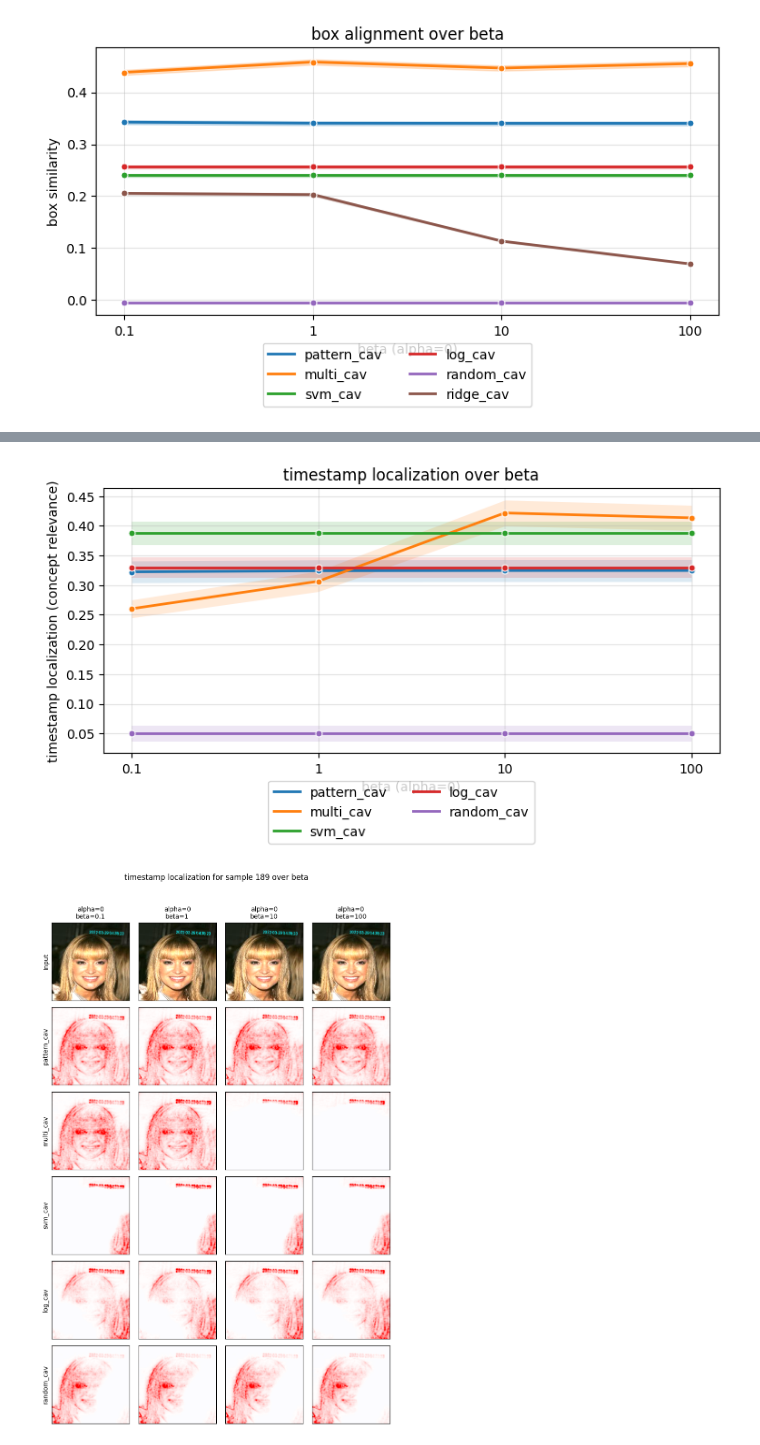
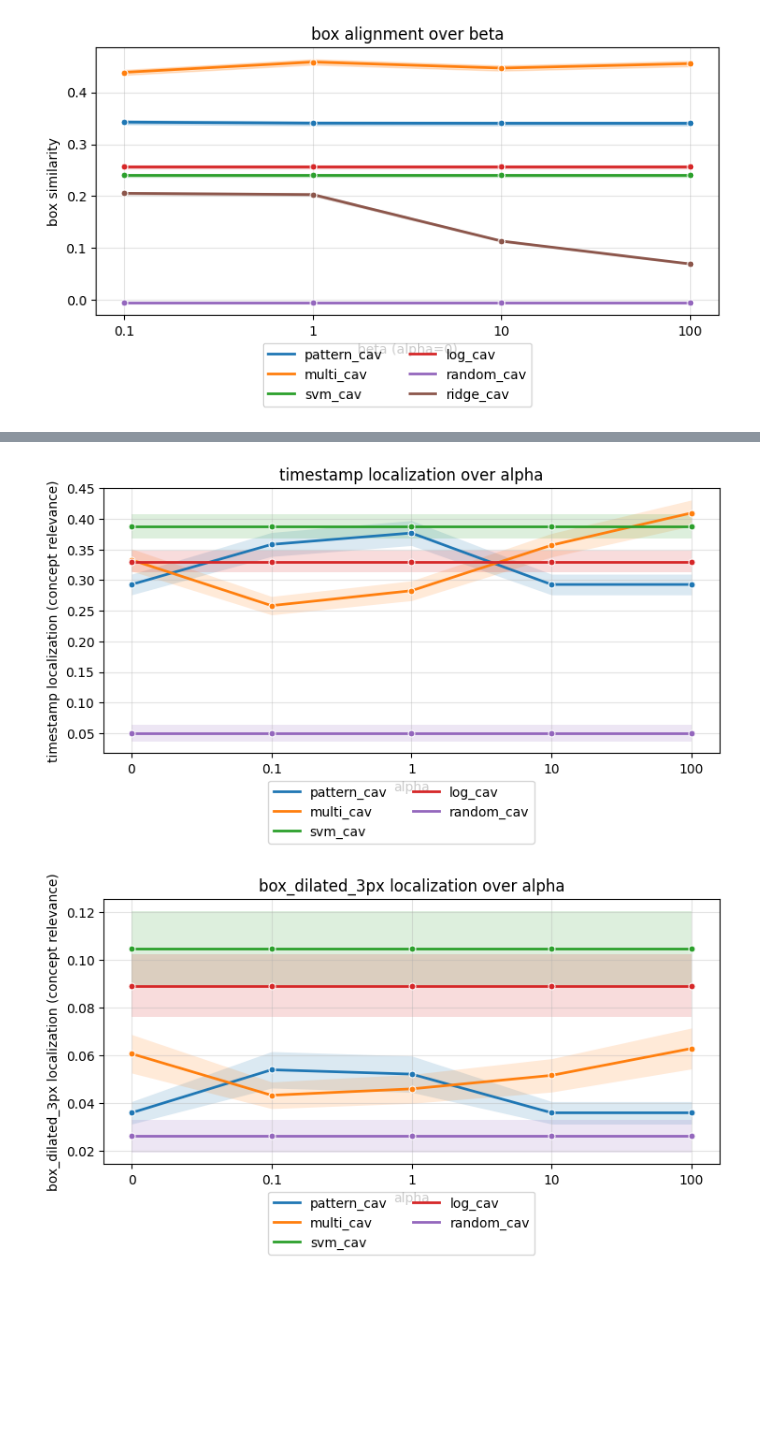
Before and after one commit to erenerogullari/cav-disentanglement, a Jupyter notebook: notebooks/experiment_figures.ipynb, the cells around one changed output, grey strips where cells are left out. Drawn from its saved outputs; the diff is of its cells as text; code cells hidden in the pictures; blank space fills up the shorter version.

```diff
--- a/notebooks/experiment_figures.ipynb
+++ b/notebooks/experiment_figures.ipynb
@@ -1342,27 +1430,58 @@ timestamp_no_box_ids = [80, 189, 191, 266, 302, 311, 313, 351, 358, 390]
 no_timestamp_box_ids = [0, 2, 5, 7, 11, 56, 71, 79, 81, 97]
 # %%
 cav_types = ("pattern_cav", "multi_cav", "svm_cav", "log_cav", "random_cav")
-alphas=(0., 0., 0., 0.),
+alphas=(0., 0.1, 1., 10., 100.),
 betas=(0.1, 1., 10., 100.),
 targets=("timestamp", "box", "brightness"),
 
 plot_df_loc = plot_artifact_localization_over_alpha_beta(
     cav_types=cav_types,
     artifact="timestamp",
-    alphas=alphas,
+    alphas=alphas
+)
+
+plot_df_loc = plot_artifact_localization_over_alpha_beta(
+    cav_types=cav_types,
+    artifact="box_dilated_3px",
+    alphas=alphas
+)
+
+plot_df_loc = plot_artifact_localization_over_alpha_beta(
+    cav_types=cav_types,
+    artifact="timestamp",
+    alphas=(0., 0., 0., 0.),
     betas=betas,
     targets=targets
 )
+
+plot_df_loc = plot_artifact_localization_over_alpha_beta(
+    cav_types=cav_types,
+    artifact="box_dilated_3px",
+    alphas=(0., 0., 0., 0.),
+    betas=betas,
+    targets=targets
+)
+
 
 _ = display_artifact_localization_over_alpha_beta(
     sample_id=189,
     cav_types=cav_types,
     artifact="timestamp",
-    alphas=alphas,
+    alphas=(0., 0., 0., 0.),
     betas=betas,
     targets=targets,
     heatmap_normalization="panel",
 )
+
+_ = display_artifact_localization_over_alpha_beta(
+    sample_id=16,
+    cav_types=cav_types,
+    artifact="box",
+    alphas=(0., 0., 0., 0.),
+    betas=betas,
+    targets=targets,
+    heatmap_normalization="panel",
+)
 # %% [output]
-[figure, old version]
+[figure, new version]
-[figure, old version]
+[figure, new version]
```
Also changed, not shown: parts of 8 cells of this notebook, 35 other files.
